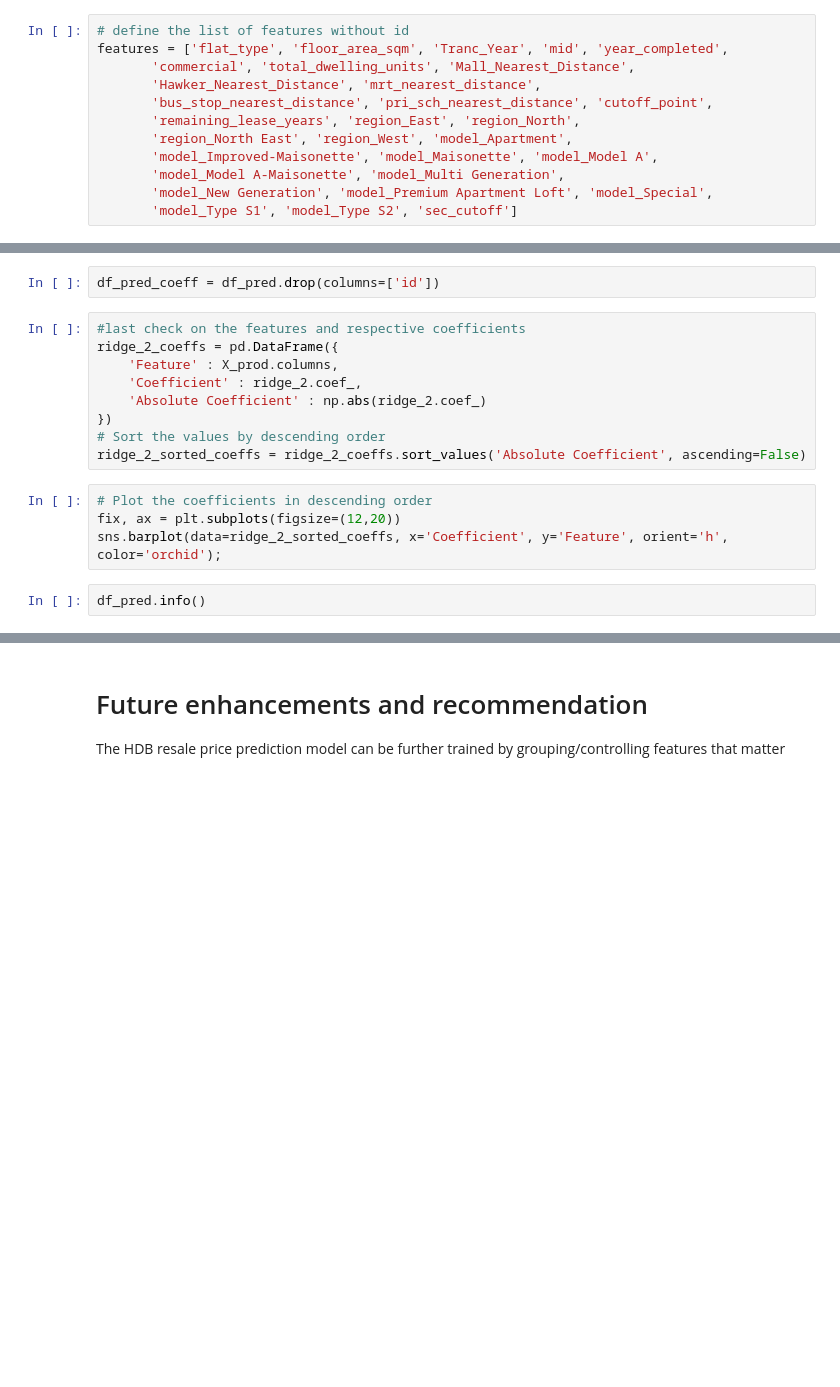
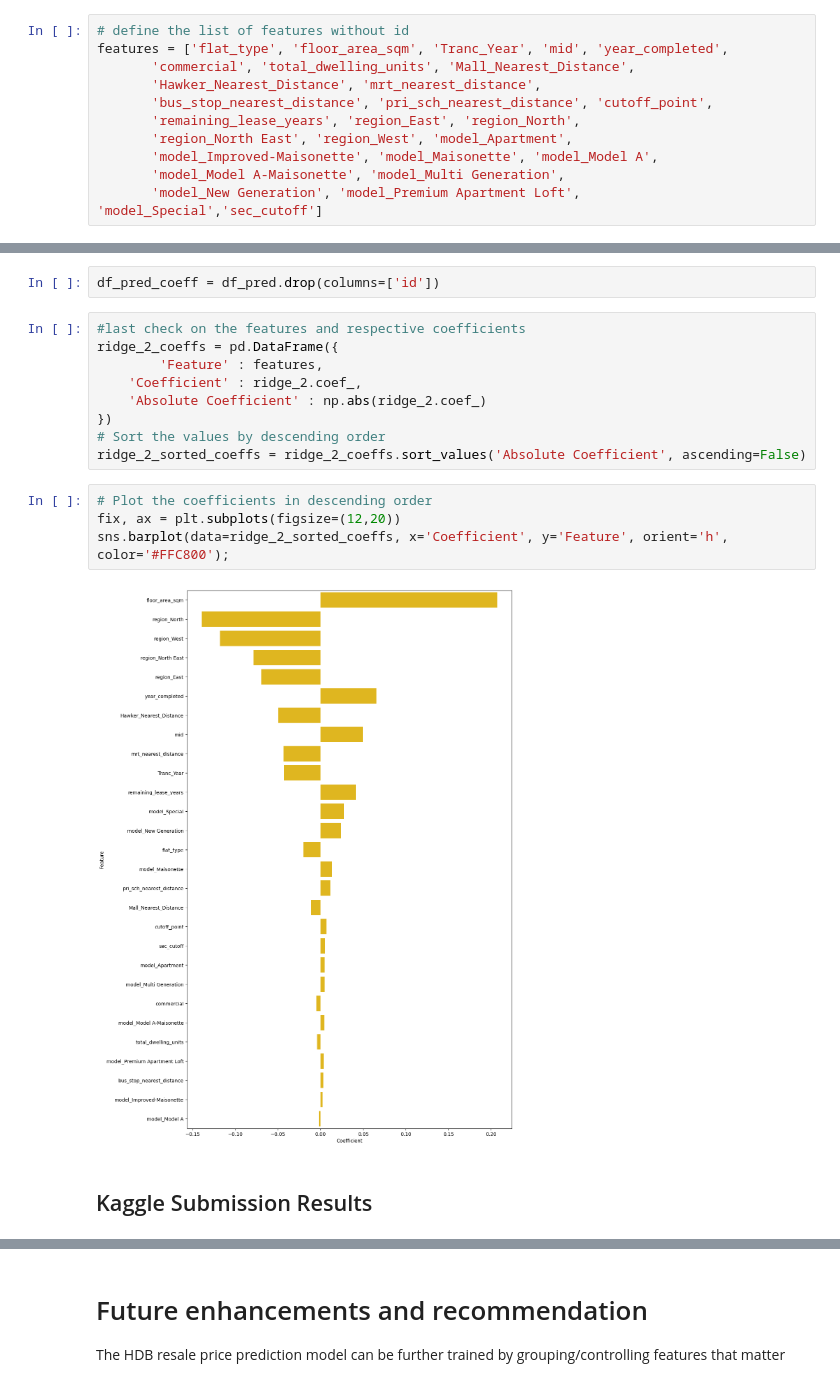
Before and after one commit to lishing/ga_proj2_dsif9, a Jupyter notebook: code/03_Modeling_and_Evaluation.ipynb, the cells around one changed output, grey strips where cells are left out. Drawn from its saved outputs; the diff is of its cells as text; blank space fills up the shorter version.

Commit message:
completed pred portion

```diff
--- a/code/03_Modeling_and_Evaluation.ipynb
+++ b/code/03_Modeling_and_Evaluation.ipynb
@@ -863,5 +862,4 @@ features = ['flat_type', 'floor_area_sqm', 'Tranc_Year', 'mid', 'year_completed'
        'region_North East', 'region_West', 'model_Apartment',
        'model_Improved-Maisonette', 'model_Maisonette', 'model_Model A',
        'model_Model A-Maisonette', 'model_Multi Generation',
-       'model_New Generation', 'model_Premium Apartment Loft', 'model_Special',
-       'model_Type S1', 'model_Type S2', 'sec_cutoff']
+       'model_New Generation', 'model_Premium Apartment Loft', 'model_Special','sec_cutoff']
@@ -948,7 +953,7 @@ df_pred_coeff = df_pred.drop(columns=['id'])
 # %%
 #last check on the features and respective coefficients
 ridge_2_coeffs = pd.DataFrame({
-    'Feature' : X_prod.columns,
+        'Feature' : features,
     'Coefficient' : ridge_2.coef_,
     'Absolute Coefficient' : np.abs(ridge_2.coef_)
 })
@@ -957,6 +962,8 @@ ridge_2_sorted_coeffs = ridge_2_coeffs.sort_values('Absolute Coefficient', ascen
 # %%
 # Plot the coefficients in descending order
 fix, ax = plt.subplots(figsize=(12,20))
-sns.barplot(data=ridge_2_sorted_coeffs, x='Coefficient', y='Feature', orient='h', color='orchid');
+sns.barplot(data=ridge_2_sorted_coeffs, x='Coefficient', y='Feature', orient='h', color='#FFC800');
+# %% [output]
+[figure, added]
-# %%
-df_pred.info()
+# %% [markdown]
+## Kaggle Submission Results
```
Also changed, not shown: parts of 68 cells of this notebook, 4 other files.
